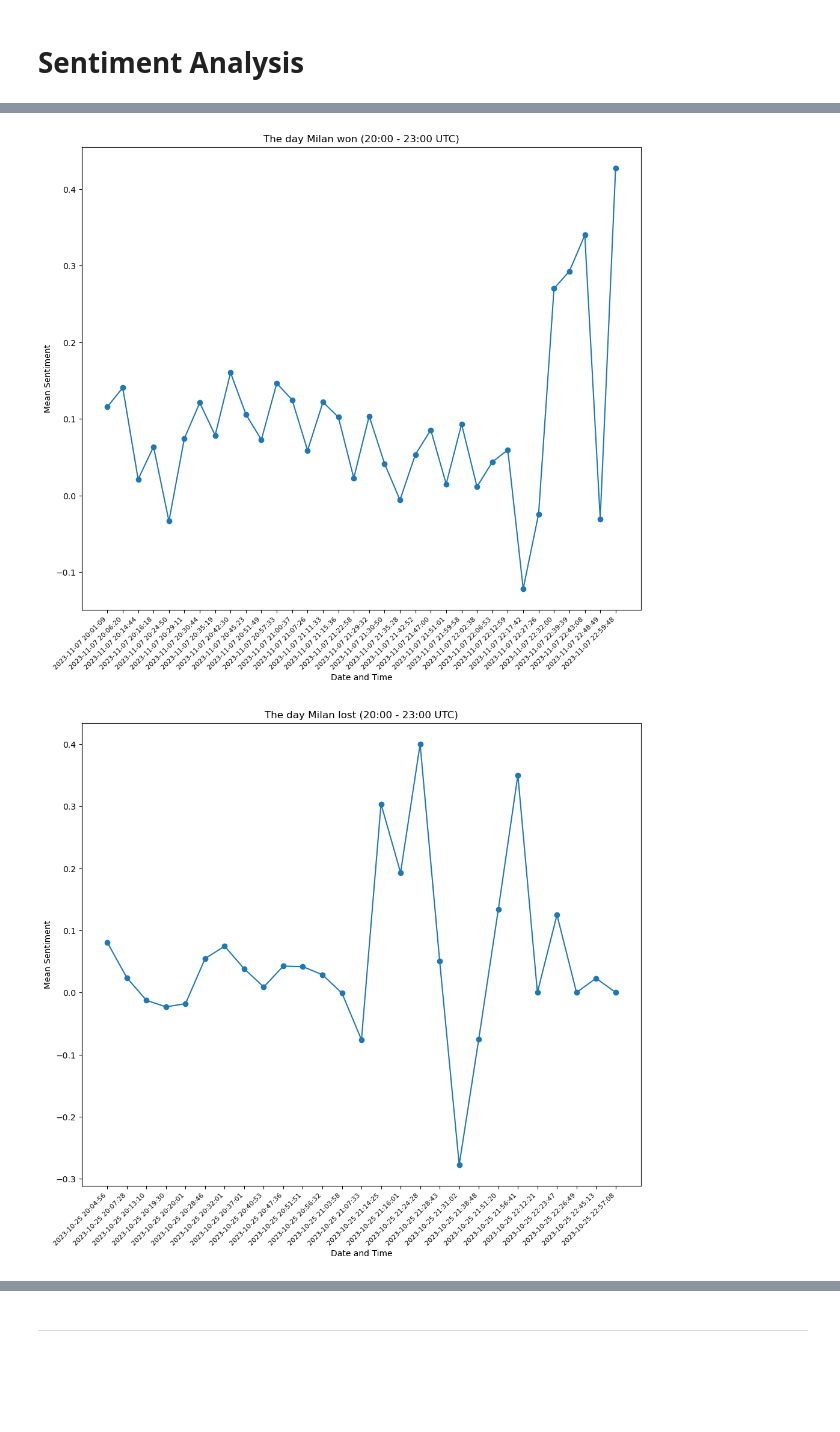
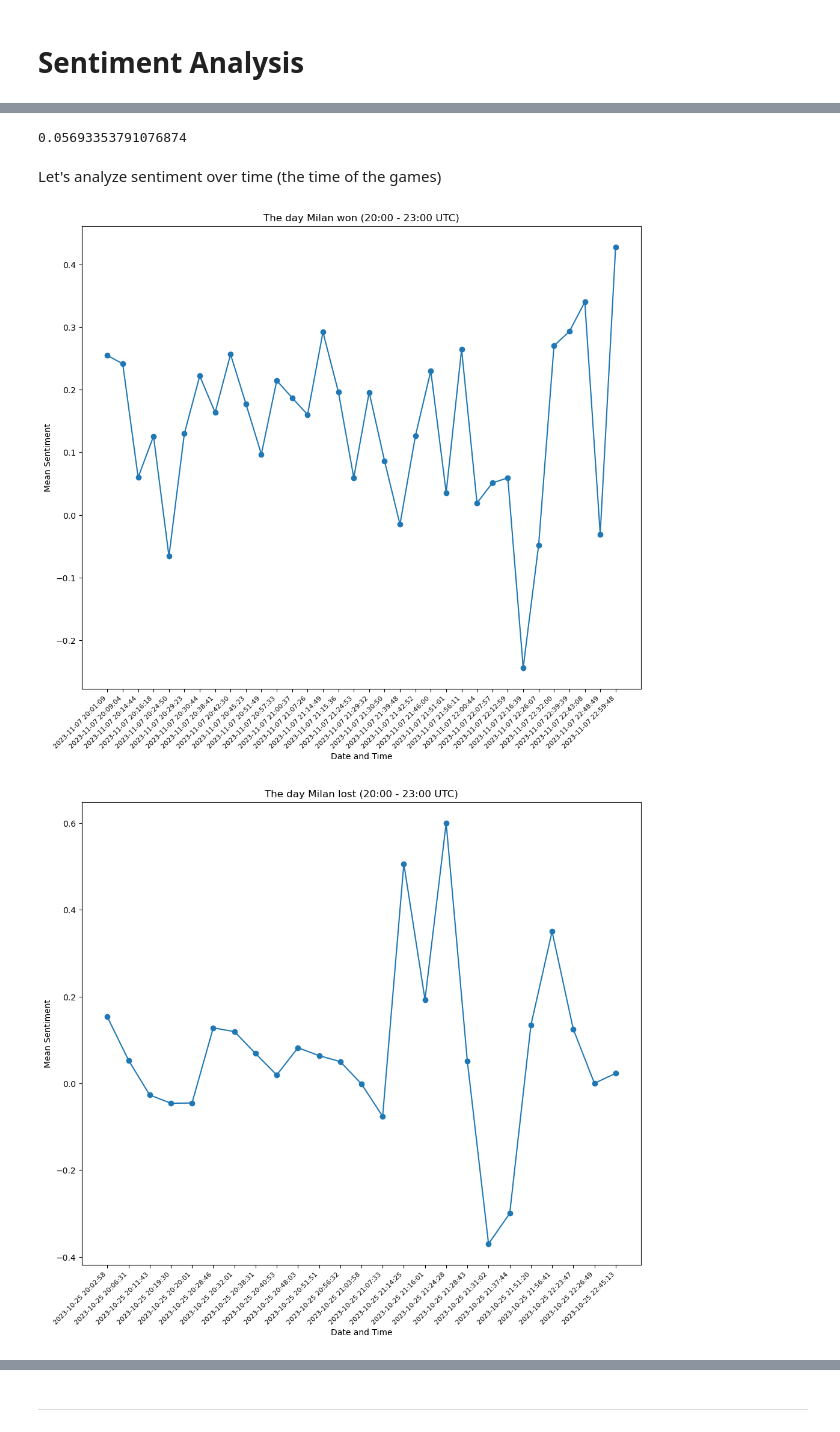
Before and after one commit to sergiopicascia/dscoding-projects, a Jupyter notebook: Nikita.Olefir/Main.ipynb, the cells around one changed output, grey strips where cells are left out. Saved outputs shown, nothing was run; the diff lists cells and outputs as text; code cells hidden in the pictures; blank space fills up the shorter version.

```diff
--- a/Nikita.Olefir/Main.ipynb
+++ b/Nikita.Olefir/Main.ipynb
@@ -266,3 +273,9 @@ Now we proceede with the sentiment analysis. Consult with the 'sentiment_analysi
+# %%
+calculate_avg_sentiment(preprocessed_lose_df, 'body')
+# %% [output]
+0.05693353791076874
+# %% [markdown]
+Let's analyze sentiment over time (the time of the games)
 # %%
 # In the function we are going to use, we need to insert the date of the match. I prefer to create a variable for that,
 # but you can directly insert the dates it is written here. Note that you have to insert either of those dates, and the time: 20 and 23.
@@ -274,11 +287,11 @@ the_day_milan_won = '2023-11-07'
 # Replace 'YourColumnName' with the actual column names in your DataFrame
 
 # Use the function with your specific parameters
-analyze_sentiment(preprocessed_win_df, the_day_milan_won, 20, 23, interval_minutes=5)
+analyze_sentiment_over_time(preprocessed_win_df, the_day_milan_won, 20, 23, interval_minutes=5)
 # %% [output]
-[figure, old version]
+[figure, new version]
 # %%
-analyze_sentiment(preprocessed_lose_df, the_day_milan_lost, 20, 23, interval_minutes=5)
+analyze_sentiment_over_time(preprocessed_lose_df, the_day_milan_lost, 20, 23, interval_minutes=5)
 # %% [output]
-[figure, old version]
+[figure, new version]
 # %% [markdown]
```
Also changed, not shown: parts of 12 cells of this notebook, 3 other files.
